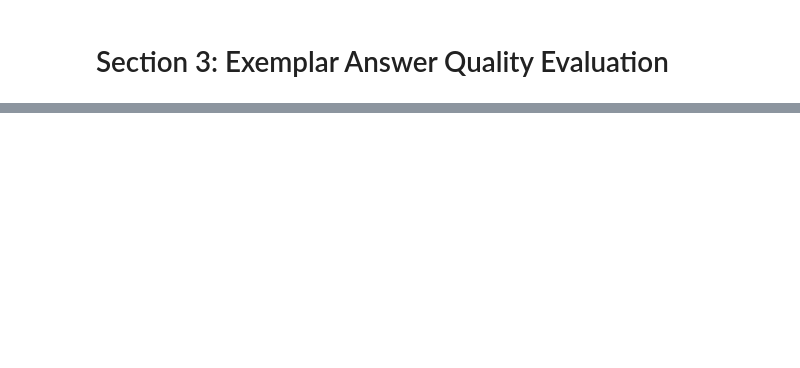
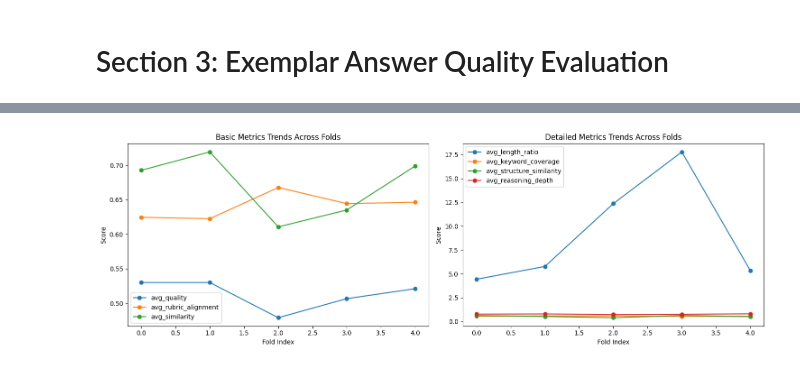
Before and after one commit to WendaZhang08/Exemplar-Answer-Generation-with-OpenAI-API, a Jupyter notebook: Section2_OpenAI_Integration.ipynb, the cells around one changed output, grey strips where cells are left out. Saved outputs shown, nothing was run; the diff lists cells and outputs as text; code cells hidden in the pictures; blank space fills up the shorter version.

```diff
--- a/Section2_OpenAI_Integration.ipynb
+++ b/Section2_OpenAI_Integration.ipynb
@@ -737,0 +1195,29 @@ from typing import Dict, List, Tuple
+# %%
+# Cross-fold Performance Trends
+plt.figure(figsize=(15, 5))
+fold_indices = range(len(evaluation_results['fold_results']))
+
+# Basic Metrics Trends
+plt.subplot(1, 2, 1)
+for metric in basic_metrics:
+    values = [fold['summary'][metric] for fold in evaluation_results['fold_results']]
+    plt.plot(fold_indices, values, marker='o', label=metric)
+plt.title('Basic Metrics Trends Across Folds')
+plt.xlabel('Fold Index')
+plt.ylabel('Score')
+plt.legend()
+
+# Detailed Metrics Trends
+plt.subplot(1, 2, 2)
+for metric in detailed_metrics:
+    values = [fold['summary'][metric] for fold in evaluation_results['fold_results']]
+    plt.plot(fold_indices, values, marker='o', label=metric)
+plt.title('Detailed Metrics Trends Across Folds')
+plt.xlabel('Fold Index')
+plt.ylabel('Score')
+plt.legend()
+
+plt.tight_layout()
+plt.show()
+# %% [output]
+[figure, added]
```
Also changed, not shown: parts of 17 cells of this notebook, 9 other files.
